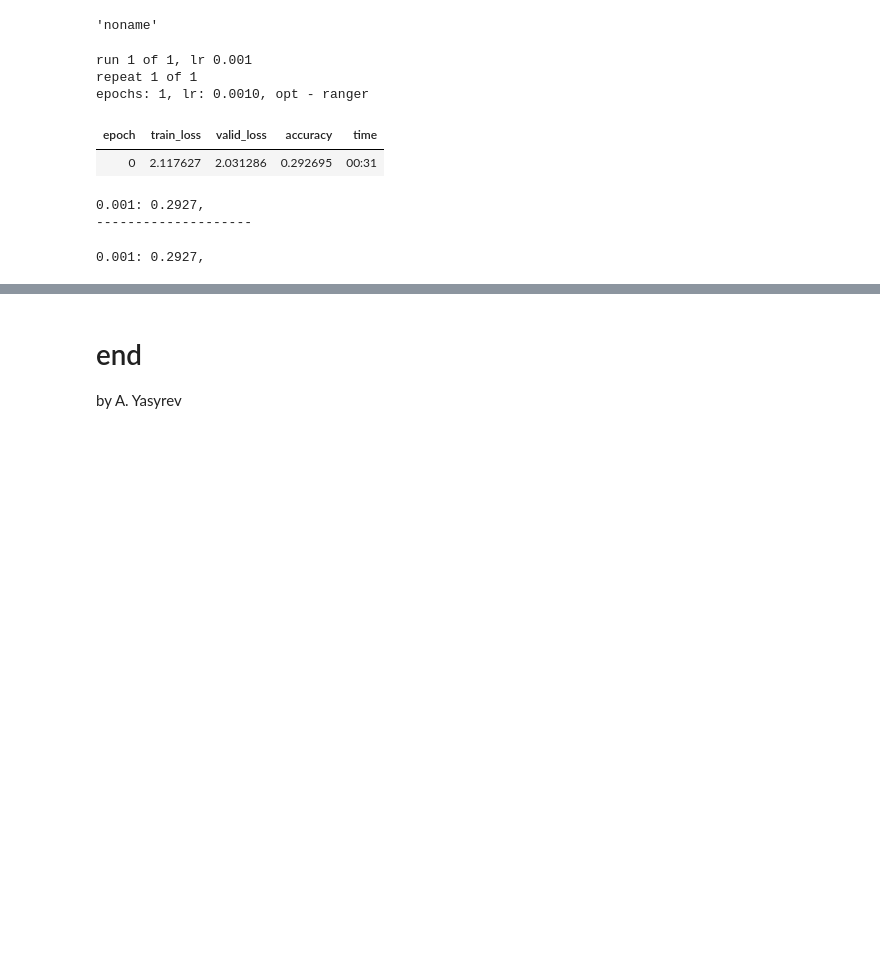
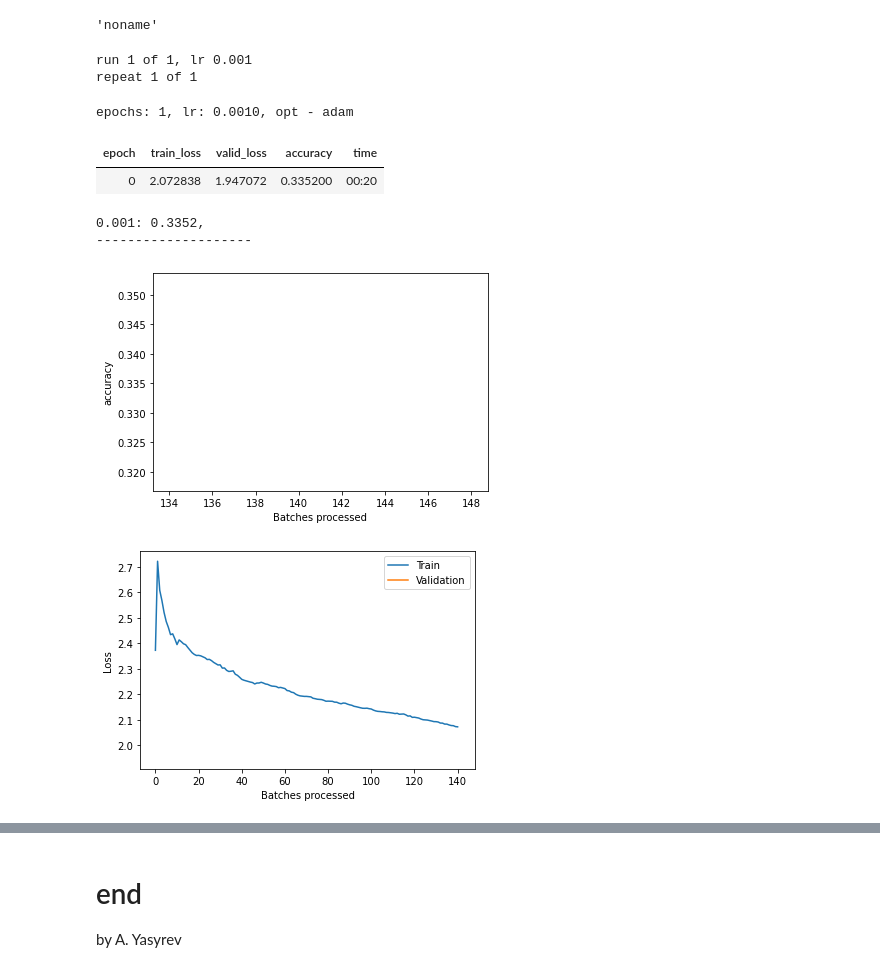
Before and after one commit to ayasyrev/experiment_utils, a Jupyter notebook: nbs/00_experiment.ipynb, the cells around one changed output, grey strips where cells are left out. Cells and saved outputs as stored; diff of their text form; code cells hidden in the pictures; blank space fills up the shorter version.

```diff
--- a/nbs/00_experiment.ipynb
+++ b/nbs/00_experiment.ipynb
@@ -290,15 +369,13 @@ p.pipelineline = [train_fc, plot]
 # %%
 # hide
-e()
+# e()
 # %% [output]
 run 1 of 1, lr 0.001
 repeat 1 of 1
-epochs: 1, lr: 0.0010, opt - ranger
+epochs: 1, lr: 0.0010, opt - adam
 | epoch | train_loss | valid_loss | accuracy | time |
-| 0 | 2.117627 | 2.031286 | 0.292695 | 00:31 |
+| 0 | 2.072838 | 1.947072 | 0.335200 | 00:20 |
-0.001: 0.2927,
---------------------
+0.001: 0.3352,
+--------------------
+[figure, added]
+[figure, added]
-# %%
-e.print_results()
-# %% [output]
-0.001: 0.2927,
```
Also changed, not shown: parts of 57 cells of this notebook, 8 other files.
